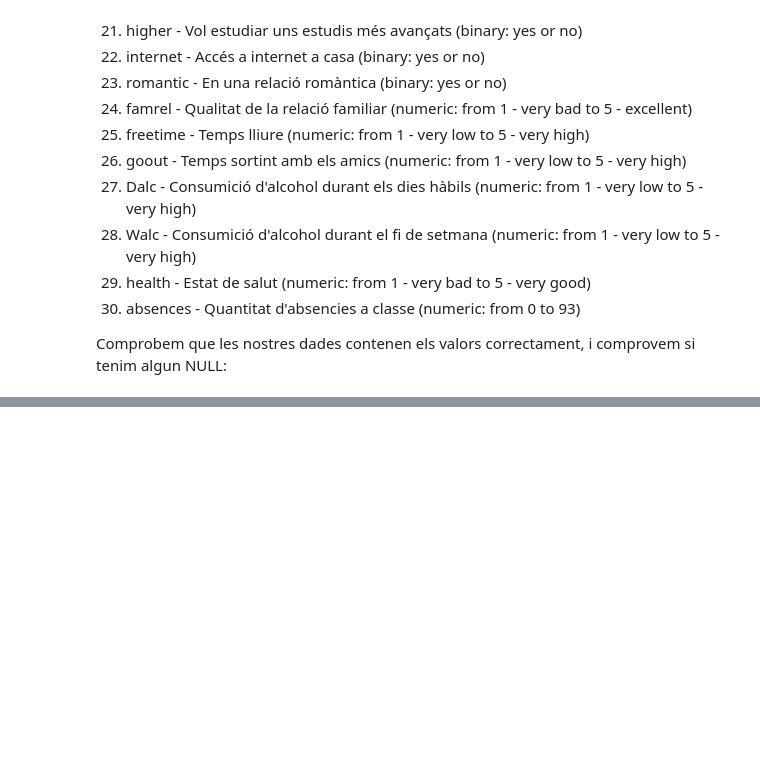
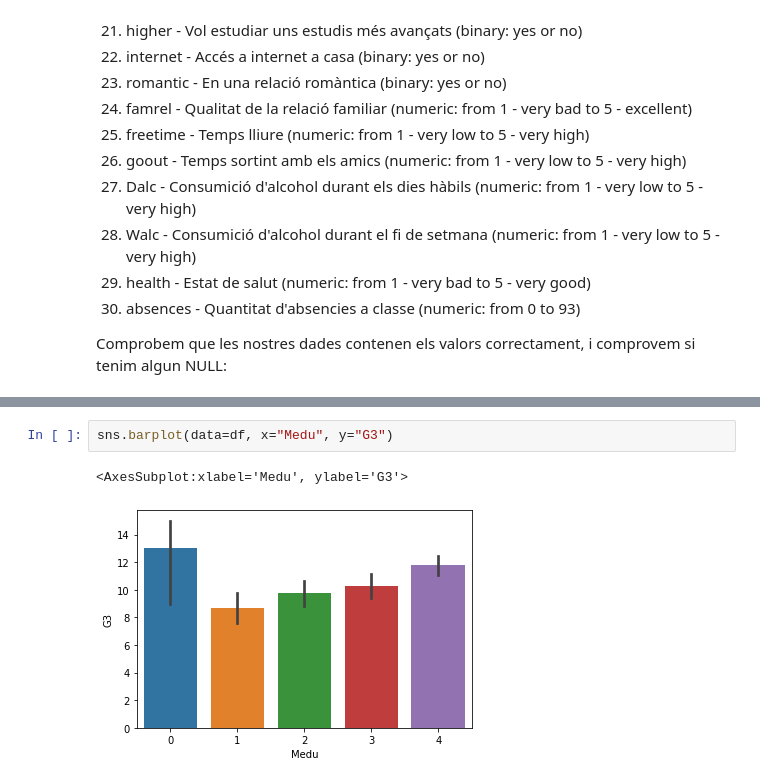
Before and after one commit to NIU1596830/Cas-Kaggle, a Jupyter notebook: entrega.ipynb, the cells around one changed output, grey strips where cells are left out. Saved outputs shown, nothing was run; the diff lists cells and outputs as text; blank space fills up the shorter version.

```diff
--- a/entrega.ipynb
+++ b/entrega.ipynb
@@ -212,0 +264,5 @@ df = df.apply(pd.to_numeric) # Passem totes les variables a numeric, per si algu
+# %%
+sns.barplot(data=df, x="Medu", y="G3")
+# %% [output]
+<AxesSubplot:xlabel='Medu', ylabel='G3'>
+[figure, added]
```
Also changed, not shown: parts of 33 cells of this notebook.
